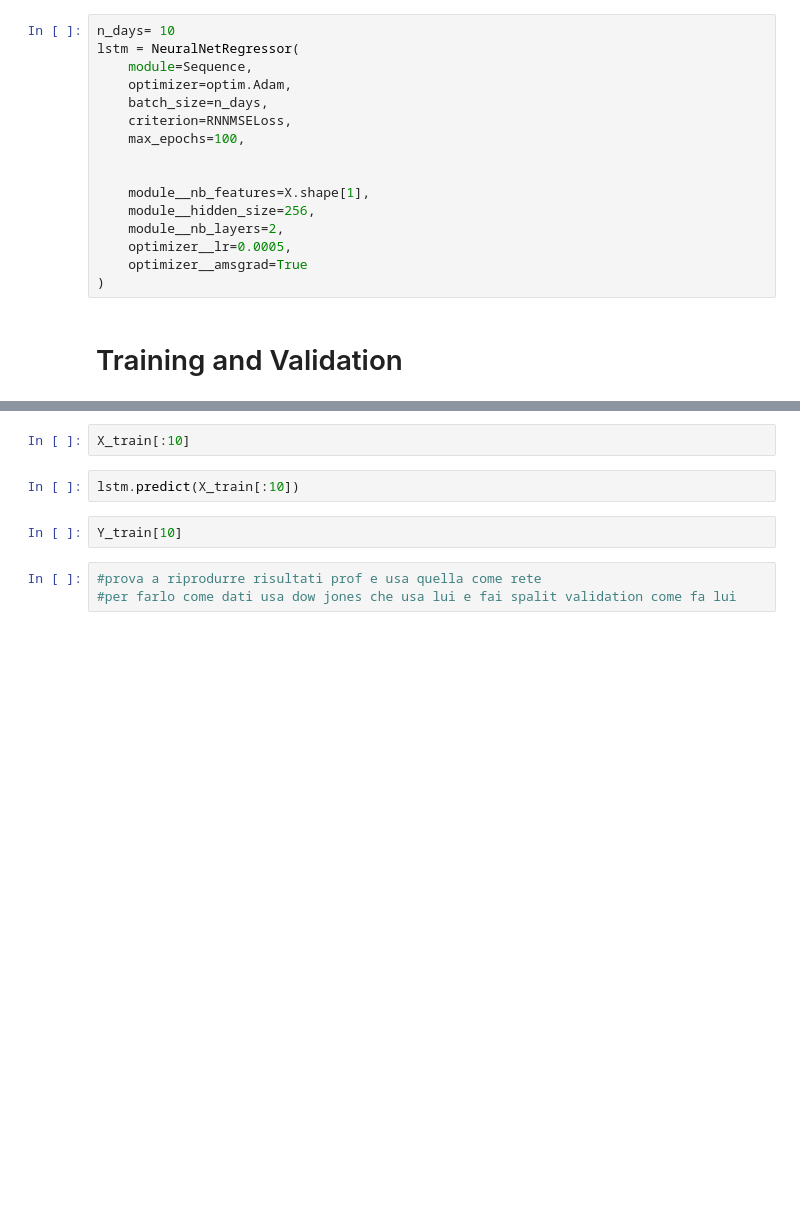
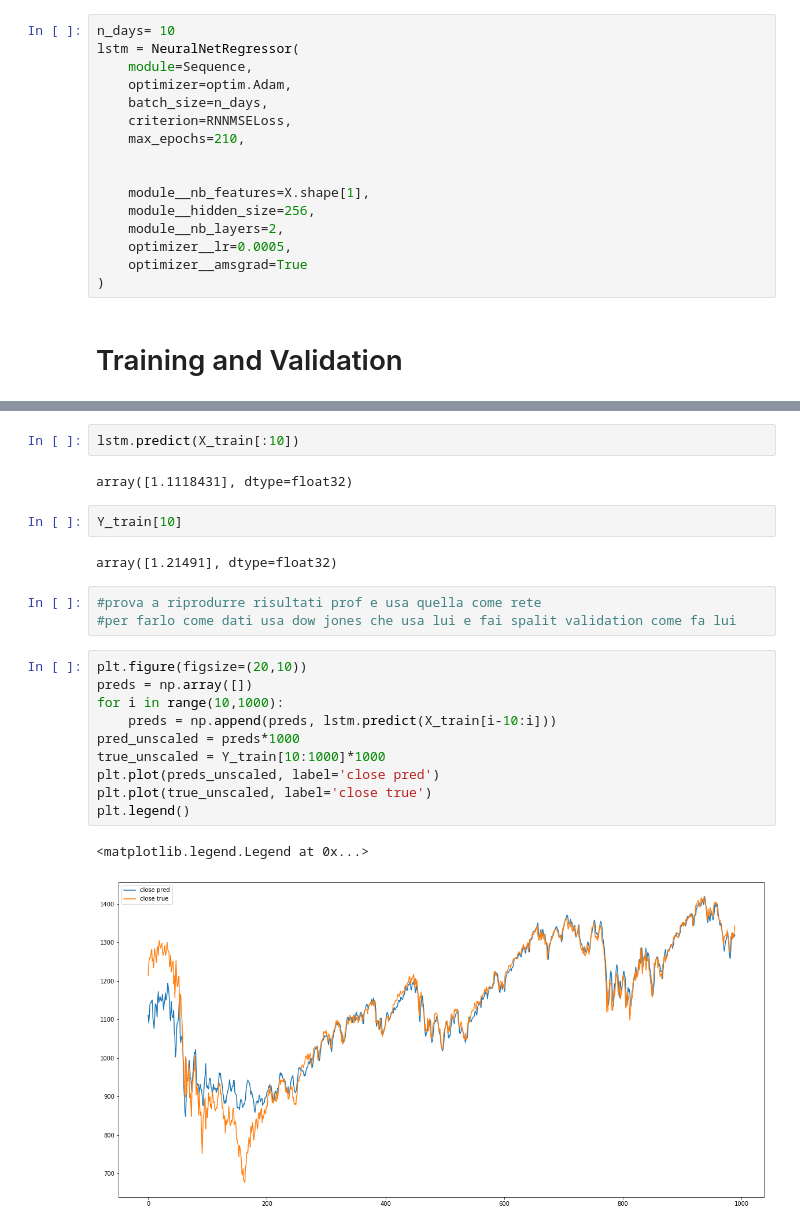
Before and after one commit to AntonioDelleCanne/tesi, a Jupyter notebook: DeepLearning_Financial/test_models_skorch.ipynb, the cells around one changed output, grey strips where cells are left out. Cells and saved outputs as stored; diff of their text form; blank space fills up the shorter version.

Commit message:
trained model and looks good

```diff
--- a/DeepLearning_Financial/test_models_skorch.ipynb
+++ b/DeepLearning_Financial/test_models_skorch.ipynb
@@ -137,7 +134,7 @@ lstm = NeuralNetRegressor(
     optimizer=optim.Adam,
     batch_size=n_days,
     criterion=RNNMSELoss,
-    max_epochs=100,
+    max_epochs=210,
 
 
     module__nb_features=X.shape[1],
@@ -171,9 +174,24 @@ lstm.fit(X_train,Y_train)
-# %%
-X_train[:10]
 # %%
 lstm.predict(X_train[:10])
+# %% [output]
+array([1.1118431], dtype=float32)
 # %%
 Y_train[10]
+# %% [output]
+array([1.21491], dtype=float32)
 # %%
 #prova a riprodurre risultati prof e usa quella come rete
 #per farlo come dati usa dow jones che usa lui e fai spalit validation come fa lui
+# %%
+plt.figure(figsize=(20,10))
+preds = np.array([])
+for i in range(10,1000):
+    preds = np.append(preds, lstm.predict(X_train[i-10:i]))
+pred_unscaled = preds*1000
+true_unscaled = Y_train[10:1000]*1000
+plt.plot(preds_unscaled, label='close pred')
+plt.plot(true_unscaled, label='close true')
+plt.legend()
+# %% [output]
+<matplotlib.legend.Legend at 0x...>
+[figure, added]
```
Also changed, not shown: parts of 4 cells of this notebook.
